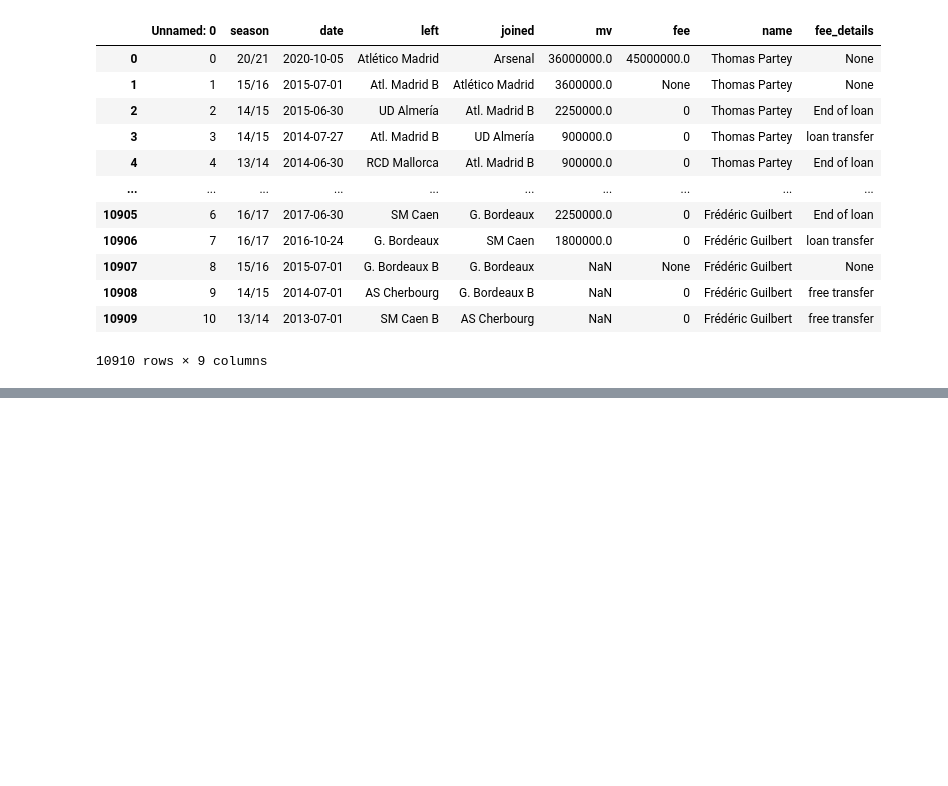
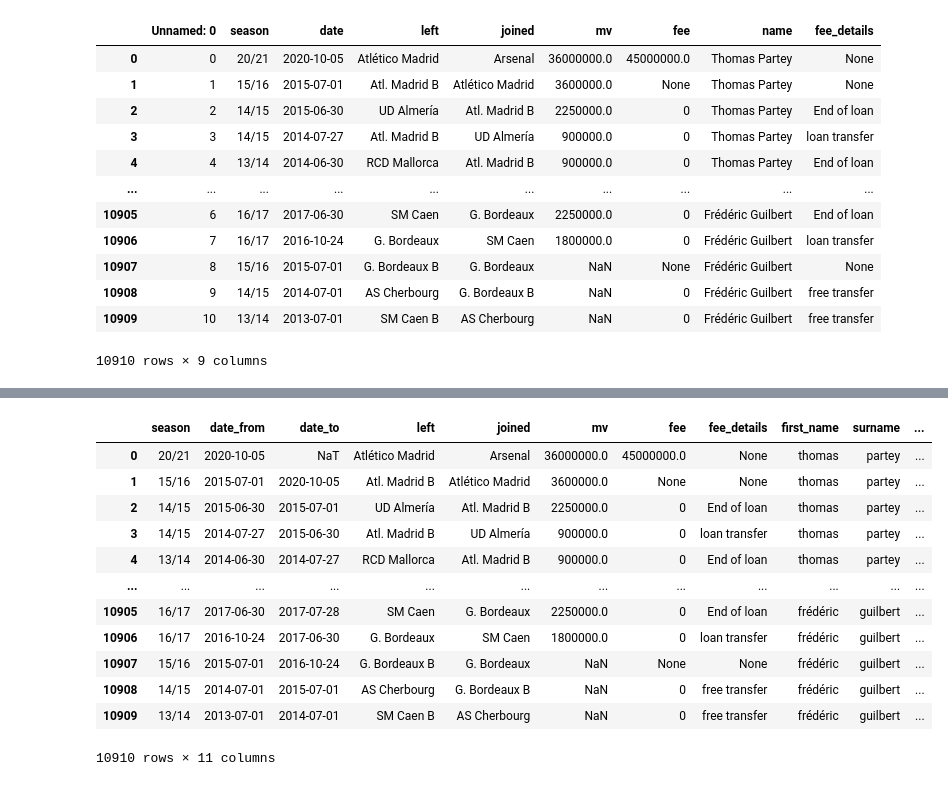
Before and after one commit to jezzbox/football-data, a Jupyter notebook: Notebooks/web_scraping - transfers - 2.ipynb, the cells around one changed output, grey strips where cells are left out. Saved outputs shown, nothing was run; the diff lists cells and outputs as text; code cells hidden in the pictures; blank space fills up the shorter version.

Commit message:
transfer now has date_to

```diff
--- a/Notebooks/web_scraping - transfers - 2.ipynb
+++ b/Notebooks/web_scraping - transfers - 2.ipynb
@@ -128,4 +128,4 @@ df
 10910 rows × 9 columns
 # %%
 df[["first_name","surname","other_names"]] = df["name"].str.lower().str.split(' ',2,expand=True)
-df
+df["transfer_row"] = df["Unnamed: 0"]
@@ -145,0 +147,4 @@ df
+# %%
+df["date_from"] = df['date']
+df['date_to'] = df['date'].shift(1)
+df
@@ -145,0 +165,3 @@ df
+# %%
+df.loc[df["transfer_row"] == 0,"date_to"] = None
+df
@@ -146,3 +182,17 @@ df
 # %%
-df = df[["season","date","left","joined","mv","fee","fee_details","first_name","surname","other_names"]]
-df.to_csv('../CSVs/player_transfers_cleaned.csv')
+df = df[["season","date_from","date_to","left","joined","mv","fee","fee_details","first_name","surname","other_names"]]
+df
+# %% [output]
+|  | season | date_from | date_to | left | joined | mv | fee | fee_details | first_name | surname | ... |
+| 0 | 20/21 | 2020-10-05 | NaT | Atlético Madrid | Arsenal | 36000000.0 | 45000000.0 | None | thomas | partey | ... |
+| 1 | 15/16 | 2015-07-01 | 2020-10-05 | Atl. Madrid B | Atlético Madrid | 3600000.0 | None | None | thomas | partey | ... |
+| 2 | 14/15 | 2015-06-30 | 2015-07-01 | UD Almería | Atl. Madrid B | 2250000.0 | 0 | End of loan | thomas | partey | ... |
+| 3 | 14/15 | 2014-07-27 | 2015-06-30 | Atl. Madrid B | UD Almería | 900000.0 | 0 | loan transfer | thomas | partey | ... |
+| 4 | 13/14 | 2014-06-30 | 2014-07-27 | RCD Mallorca | Atl. Madrid B | 900000.0 | 0 | End of loan | thomas | partey | ... |
+| ... | ... | ... | ... | ... | ... | ... | ... | ... | ... | ... | ... |
+| 10905 | 16/17 | 2017-06-30 | 2017-07-28 | SM Caen | G. Bordeaux | 2250000.0 | 0 | End of loan | frédéric | guilbert | ... |
+| 10906 | 16/17 | 2016-10-24 | 2017-06-30 | G. Bordeaux | SM Caen | 1800000.0 | 0 | loan transfer | frédéric | guilbert | ... |
+| 10907 | 15/16 | 2015-07-01 | 2016-10-24 | G. Bordeaux B | G. Bordeaux | NaN | None | None | frédéric | guilbert | ... |
+| 10908 | 14/15 | 2014-07-01 | 2015-07-01 | AS Cherbourg | G. Bordeaux B | NaN | 0 | free transfer | frédéric | guilbert | ... |
+| 10909 | 13/14 | 2013-07-01 | 2014-07-01 | SM Caen B | AS Cherbourg | NaN | 0 | free transfer | frédéric | guilbert | ... |
+10910 rows × 11 columns
```
Also changed, not shown: parts of 5 cells of this notebook.
